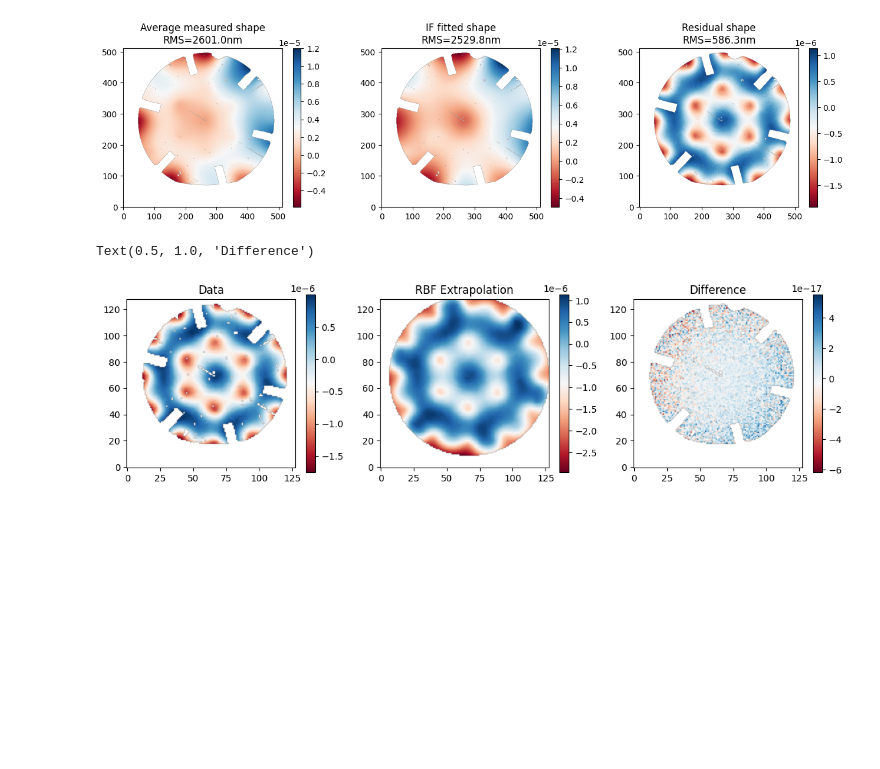
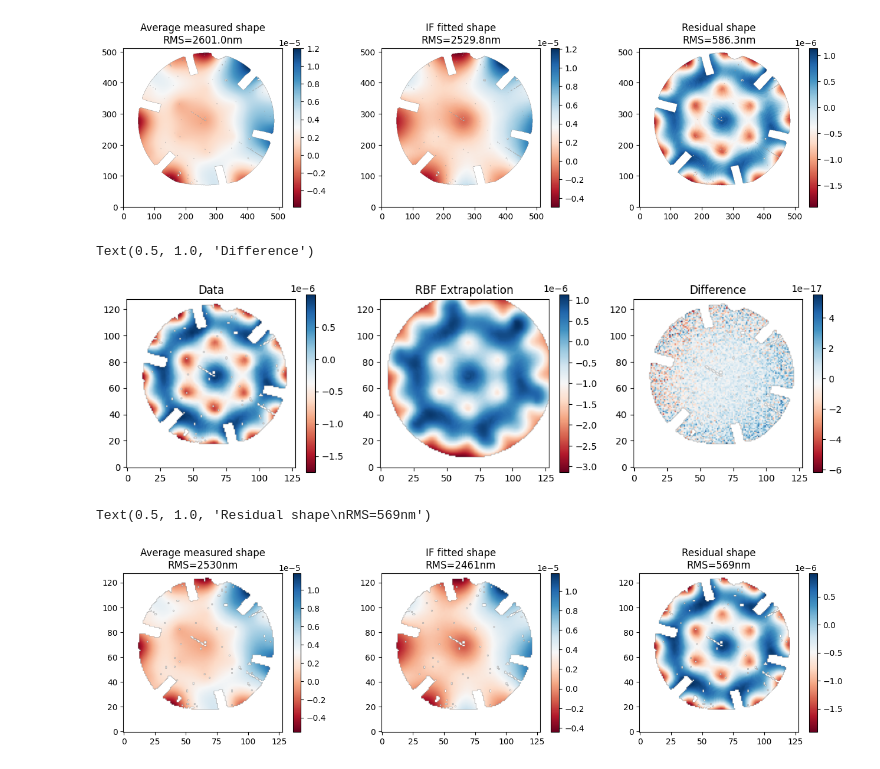
Before and after one commit to runabriguglio/SPLATT, a Jupyter notebook: splattsw/JupyterNotebooks/scratchSplattFlat.ipynb, the cells around one changed output. Saved outputs shown, nothing was run; the diff lists cells and outputs as text; code cells hidden in the pictures; blank space fills up the shorter version.

```diff
--- a/splattsw/JupyterNotebooks/scratchSplattFlat.ipynb
+++ b/splattsw/JupyterNotebooks/scratchSplattFlat.ipynb
@@ -121,7 +122,7 @@ Y, X = np.mgrid[0:img_rebin.shape[0], 0:img_rebin.shape[1]]
 diff_fill = rbf(X, Y)
 # %%
 rho = lambda x,y, xc, yc: np.sqrt((x-xc)**2+(y-yc)**2)
-mask_fill = np.fromfunction(lambda i,j: rho(i,j,69,67)>=484/2/2, img_rebin.shape).astype(bool)
+mask_fill = np.fromfunction(lambda i,j: rho(i,j,69.5,67.5)>=480/4/2, img_rebin.shape).astype(bool)
 # mask_fill = np.fromfunction(lambda i,j: rho(i,j,71,66)>=440/4/2, img_rebin.shape).astype(bool)
 
 # Optionally show the filled image
@@ -140,7 +141,7 @@ plt.colorbar()
 plt.title('Difference')
 # %% [output]
 Text(0.5, 1.0, 'Difference')
-[figure, old version]
+[figure, new version]
 # %%
 # rebin mask and IFs
 IF = np.zeros([np.sum(1-mask_rebin.astype(bool)),IF.shape[1]])
@@ -151,6 +152,33 @@ for j in range(IF.shape[1]):
     IF[:,j] = if_2d_rebin[~mask_rebin.astype(bool)]
 
 R = np.linalg.pinv(IF)
+# %%
+
+avg_img_rebin = rebin(avg_img_2d,binned_shape)
+
+coeffs = R @ avg_img_rebin[~mask_rebin]
+fit_img = IF @ coeffs
+
+fit_img_2d = reshape_on_mask(fit_img,mask_rebin)
+diff = avg_img_rebin-fit_img_2d
+diff -= np.mean(diff)
+
+plt.figure(figsize=(16,3.5))
+plt.subplot(1,3,1)
+plt.imshow(np.ma.masked_array(avg_img_rebin,mask=mask_rebin),origin='lower',cmap='RdBu')
+plt.colorbar()
+plt.title(f'Average measured shape\nRMS={np.std(avg_img_rebin[~mask_rebin])*1e+9:1.0f}nm')
+plt.subplot(1,3,2)
+plt.imshow(np.ma.masked_array(fit_img_2d,mask=mask_rebin),origin='lower',cmap='RdBu')
+plt.colorbar()
+plt.title(f'IF fitted shape\nRMS={np.std(fit_img_2d[~mask_rebin])*1e+9:1.0f}nm')
+plt.subplot(1,3,3)
+plt.imshow(np.ma.masked_array(diff,mask=mask_rebin),origin='lower',cmap='RdBu')
+plt.colorbar()
+plt.title(f'Residual shape\nRMS={np.std(diff[~mask_rebin])*1e+9:1.0f}nm')
+# %% [output]
+Text(0.5, 1.0, 'Residual shape\nRMS=569nm')
+[figure, added]
 # %%
 c = 512/min(binned_shape)
 pix_scale = 400e-3/428*c # m/pix
```
Also changed, not shown: parts of 7 cells of this notebook, 1 other file.
